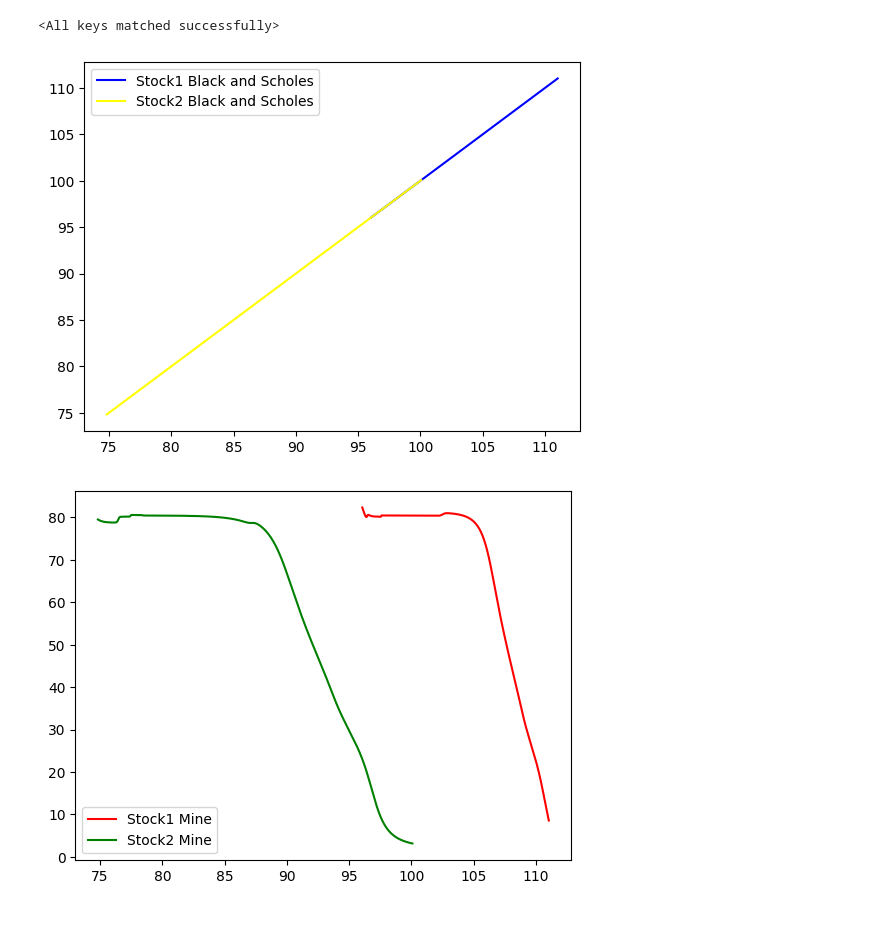
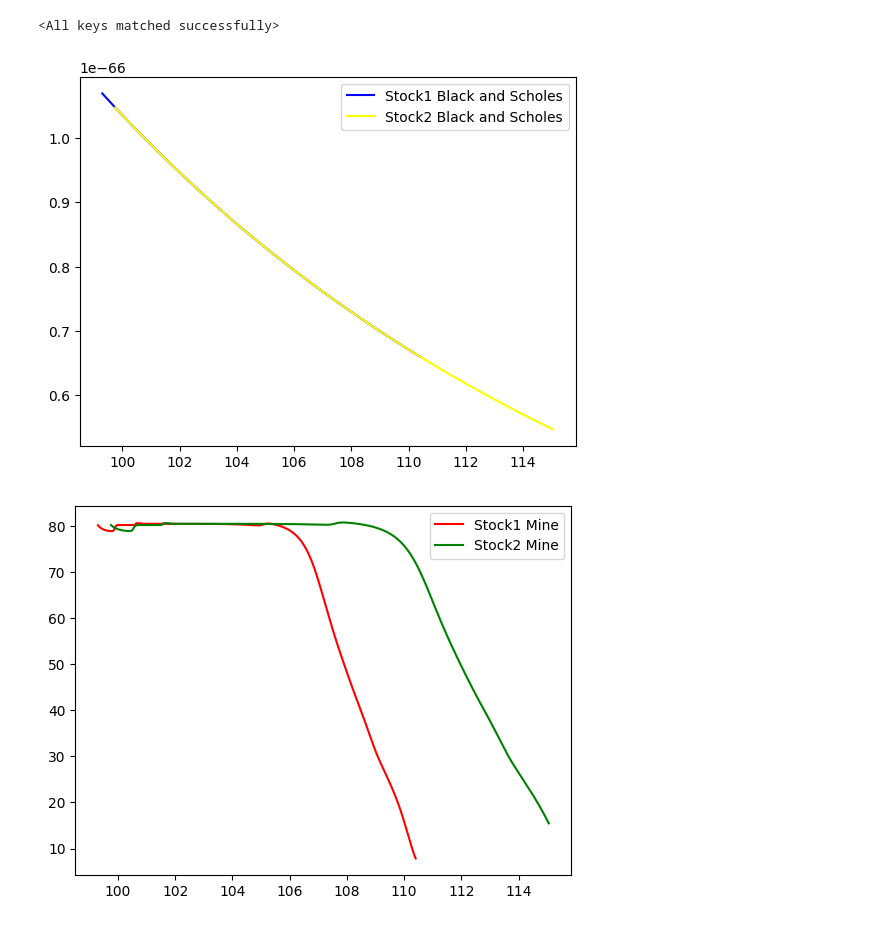
Before and after one commit to Raghava-Ayyagari/Quant-Trading, a Jupyter notebook: Black_and_Scholes/Model.ipynb, the cells around one changed output. Cells and saved outputs as stored; diff of their text form; code cells hidden in the pictures.

Commit message:
Plotting and comparing function

```diff
--- a/Black_and_Scholes/Model.ipynb
+++ b/Black_and_Scholes/Model.ipynb
@@ -23,7 +23,7 @@ class PINN(nn.Module):
         x=torch.cat([t,y1,y2],dim=1)
         return self.net(x)
 # %%
-def black_scholes(S, K=100, T=1000, r=0.05, sigma=0.1, option_type='call'):
+def black_scholes(S, K=100, T=1000, r=0.05, sigma=0.1, option_type='put'):
     """
     Calculates the theoretical price of a European option.
 
@@ -68,36 +68,36 @@ model.eval()
 # Example: 5 specific points in time and space
 t_vals  = np.linspace(0,1000,10000)
 y1_vals = 100+np.cumsum(np.random.randn(10000)*0.05+0.001)
-y2_vals = 100+np.cumsum(np.random.randn(10000)*0.07-0.002)
+y2_vals = 100+np.cumsum(np.random.randn(10000)*0.07+0.002)
 y1_vals=np.clip(y1_vals,0,200)
 y2_vals=np.clip(y2_vals,0,200)
 y1min=min(y1_vals)
 y2min=min(y2_vals)
 y1max=max(y1_vals)
 y2max=max(y2_vals)
 y1=np.linspace(y1min,y1max,10000)
 y2=np.linspace(y2min,y2max,10000)
 
 
 with torch.no_grad():
     # Convert to tensors and reshape to (N, 1) column vectors
     t_tensor  = torch.tensor(t_vals, dtype=torch.float32).view(-1, 1)
     y1_tensor = torch.tensor(y1, dtype=torch.float32).view(-1, 1)
     y2_tensor = torch.tensor(y2, dtype=torch.float32).view(-1, 1)
     w_preds1=model.forward(t_tensor,y1_tensor,y2_tensor)
     w_preds2=model.forward(t_tensor,y2_tensor,y1_tensor)
 
 plt.plot(y1,black_scholes(y1),color="blue",label="Stock1 Black and Scholes")
 plt.plot(y2,black_scholes(y2),color="yellow",label="Stock2 Black and Scholes")
 plt.legend()
 plt.show()
 plt.plot(y1,w_preds1,color="red",label="Stock1 Mine")
 plt.plot(y2,w_preds2,color="green",label="Stock2 Mine")
 plt.legend()
 plt.show()
 plt.plot(t_vals,y1_vals,color="red")
 plt.plot(t_vals,y2_vals,color="green")
 plt.show()
 # %% [output]
-[figure, old version]
+[figure, new version]
-[figure, old version]
+[figure, new version]
```
Also changed, not shown: parts of 1 cell of this notebook.
